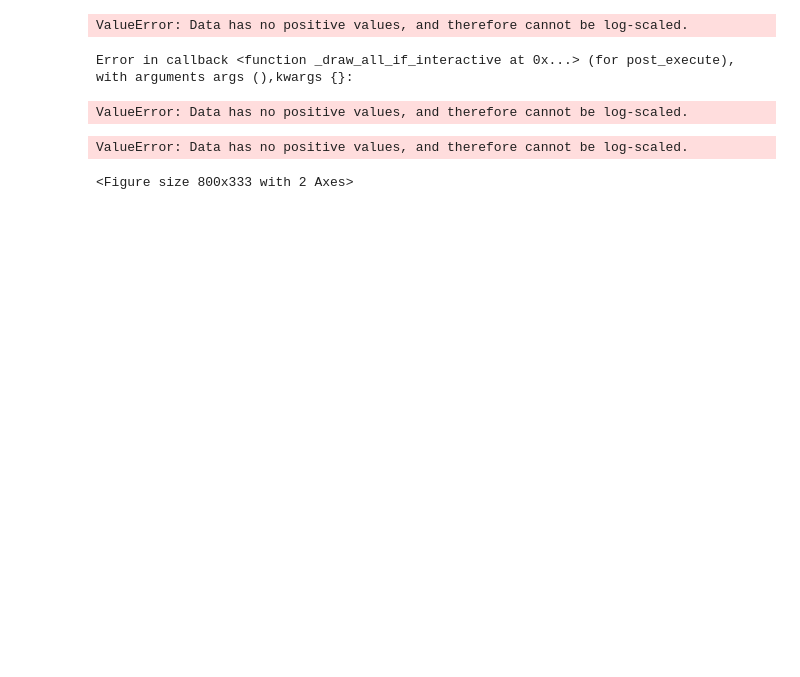
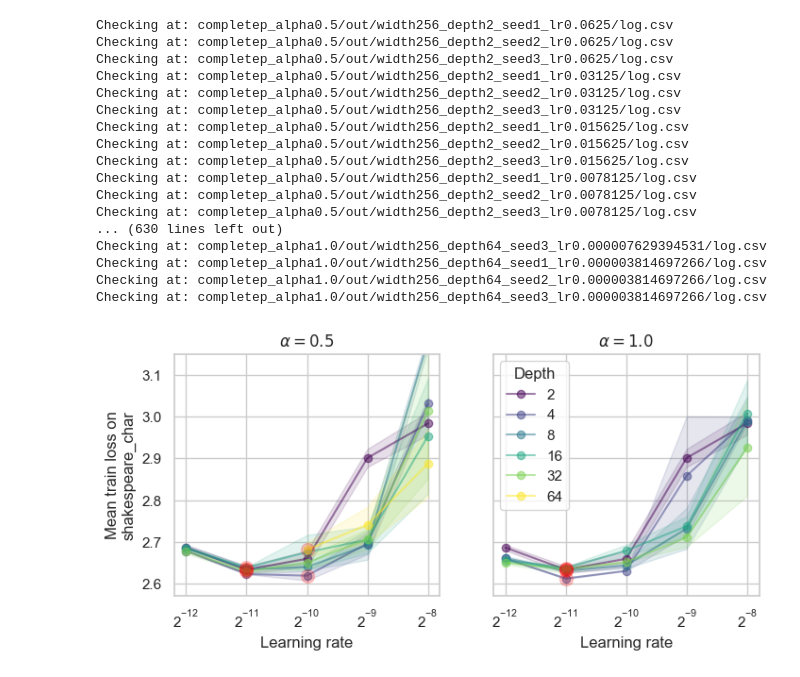
Before and after one commit to BrunoKM/nanoGPT-completep, a Jupyter notebook: completep_examples/depth_transfer_lr_shakespeare_char/plot.ipynb, the cells around one changed output. Saved outputs shown, nothing was run; the diff lists cells and outputs as text; code cells hidden in the pictures; blank space fills up the shorter version.

Commit message:
Fixes to plotting script

```diff
--- a/completep_examples/depth_transfer_lr_shakespeare_char/plot.ipynb
+++ b/completep_examples/depth_transfer_lr_shakespeare_char/plot.ipynb
@@ -10,8 +10,8 @@ import seaborn as sns
 sns.set(style='whitegrid')
 
 parameterizations = [
-    ('completep_alpha_0.5', r'$\\alpha=0.5$'),
-    ('completep_alpha_1.0', r'$\\alpha=1.0$'),
+    ('completep_alpha0.5', '$\\alpha=0.5$'),
+    ('completep_alpha1.0', '$\\alpha=1.0$'),
     # ('mup', r'$\mu$P'),
 ]
 seeds = [1,2,3]
@@ -63,14 +63,14 @@ for parameterization_idx, (parameterization, parameterization_str) in enumerate(
     ax = axes[parameterization_idx]
     optimal_lrs = []
     optimal_losses = []
-    for width_idx, depth in enumerate(depths):
+    for depth_idx, depth in enumerate(depths):
         mean_losses = []
         sem_losses = []
         lrs_to_plot = []
         for lr in lrs:
             losses = []
             for seed in seeds:
-                job_name = f'width{depth}_depth{depth}_seed{seed}_lr{lr:.20f}'.rstrip('0')
+                job_name = f'width{width}_depth{depth}_seed{seed}_lr{lr:.20f}'.rstrip('0')
                 csv_path = os.path.join(parameterization, 'out', job_name, 'log.csv')
                 if os.path.exists(csv_path):
                     ckpt_df = pd.read_csv(csv_path)
@@ -81,39 +81,52 @@ for parameterization_idx, (parameterization, parameterization_str) in enumerate(
                 #     print(f'Missing {csv_path}')
             if len(losses):
                 mean_losses.append(np.mean(losses))
                 sem_losses.append(np.std(losses, ddof=1) / np.sqrt(len(losses)))
                 lrs_to_plot.append(lr)
 
         mean_losses = np.array(mean_losses)
         sem_losses = np.array(sem_losses)
-        ax.plot(lrs_to_plot, mean_losses, label=depth, marker='o', color=color_helper.get_rgb(width_idx))
-        ax.fill_between(lrs_to_plot, mean_losses-sem_losses, mean_losses+sem_losses, color=color_helper.get_rgb(width_idx), alpha=0.33)
+        ax.plot(lrs_to_plot, mean_losses, label=depth, marker='o', color=color_helper.get_rgb(depth_idx), alpha=0.5)
+        ax.fill_between(lrs_to_plot, mean_losses-sem_losses, mean_losses+sem_losses, color=color_helper.get_rgb(depth_idx), alpha=0.13)
 
         if len(mean_losses):
             optimum_idx = np.argmin(mean_losses)
             optimal_lrs.append(lrs_to_plot[optimum_idx])
             optimal_losses.append(mean_losses[optimum_idx])
 
-    ax.plot(optimal_lrs, optimal_losses, color='red', linestyle='none', marker='o')
+    ax.plot(optimal_lrs, optimal_losses, color='red', linestyle='none', marker='o', markersize=10, alpha=0.2)
     ax.set_xscale('log', base=2)
     ax.set_xlabel('Learning rate')
     ax.set_title(parameterization_str)
     ax.set_ylim(2.57, 3.15)
     # ax.set_ylim(2.3, 2.7)
     # ax.set_ylim(2.4, 2.8)
 
 axes[1].legend(title='Depth')
 # axes[0].set_ylabel('Train loss on\nshakespeare_char')
 axes[0].set_ylabel('Mean train loss on\nshakespeare_char')
 axes[1].yaxis.set_ticklabels([])
 axes[1].tick_params(axis='y', length=0, width=0)
 
-plt.tight_layout()
+# plt.tight_layout()
 plt.show()
 plt.close()
 # %% [output]
-ValueError: Data has no positive values, and therefore cannot be log-scaled.
+Checking at: completep_alpha0.5/out/width256_depth2_seed1_lr0.0625/log.csv
+Checking at: completep_alpha0.5/out/width256_depth2_seed2_lr0.0625/log.csv
+Checking at: completep_alpha0.5/out/width256_depth2_seed3_lr0.0625/log.csv
+Checking at: completep_alpha0.5/out/width256_depth2_seed1_lr0.03125/log.csv
+Checking at: completep_alpha0.5/out/width256_depth2_seed2_lr0.03125/log.csv
+Checking at: completep_alpha0.5/out/width256_depth2_seed3_lr0.03125/log.csv
+Checking at: completep_alpha0.5/out/width256_depth2_seed1_lr0.015625/log.csv
+Checking at: completep_alpha0.5/out/width256_depth2_seed2_lr0.015625/log.csv
+Checking at: completep_alpha0.5/out/width256_depth2_seed3_lr0.015625/log.csv
+Checking at: completep_alpha0.5/out/width256_depth2_seed1_lr0.0078125/log.csv
+Checking at: completep_alpha0.5/out/width256_depth2_seed2_lr0.0078125/log.csv
+Checking at: completep_alpha0.5/out/width256_depth2_seed3_lr0.0078125/log.csv
+... (630 lines left out)
+Checking at: completep_alpha1.0/out/width256_depth64_seed3_lr0.000007629394531/log.csv
+Checking at: completep_alpha1.0/out/width256_depth64_seed1_lr0.000003814697266/log.csv
+Checking at: completep_alpha1.0/out/width256_depth64_seed2_lr0.000003814697266/log.csv
+Checking at: completep_alpha1.0/out/width256_depth64_seed3_lr0.000003814697266/log.csv
-Error in callback <function _draw_all_if_interactive at 0x...> (for post_execute), with arguments args (),kwargs {}:
-ValueError: Data has no positive values, and therefore cannot be log-scaled.
-ValueError: Data has no positive values, and therefore cannot be log-scaled.
-<Figure size 800x333 with 2 Axes>
+[figure, added]
```
